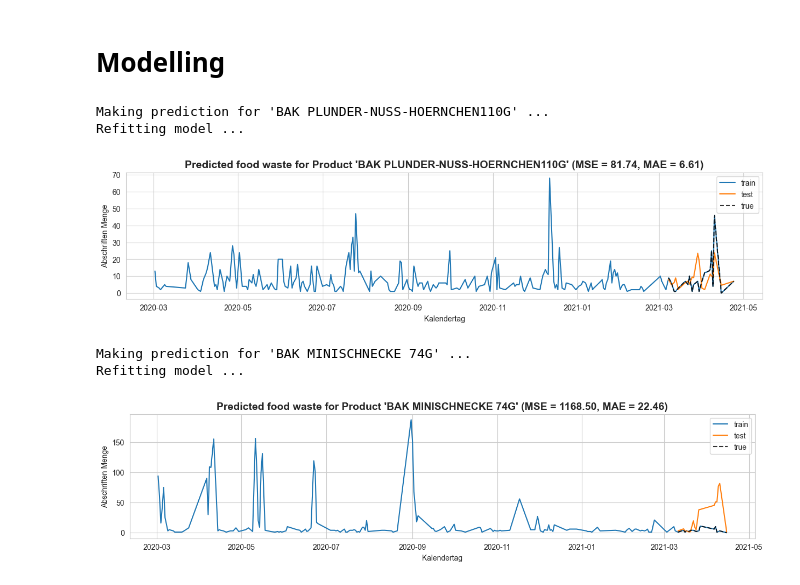
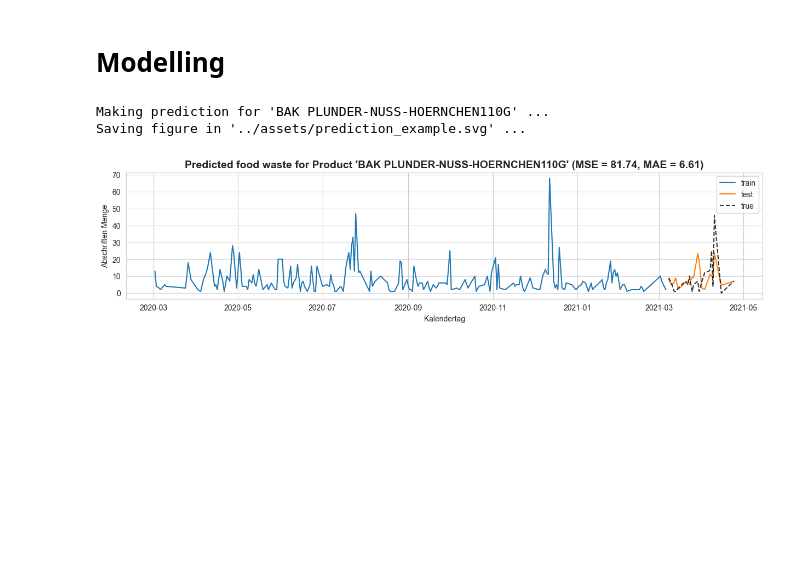
Before and after one commit to negralessio/bfh23-foodwaste, a Jupyter notebook: notebooks/modelling.ipynb, the cells around one changed output. Saved outputs shown, nothing was run; the diff lists cells and outputs as text; code cells hidden in the pictures; blank space fills up the shorter version.

Commit message:
Minor adjustments, i.e. allowing figure savings

```diff
--- a/notebooks/modelling.ipynb
+++ b/notebooks/modelling.ipynb
@@ -256,7 +256,7 @@ def concat_data_with_prediction(y_train: pd.DataFrame, y_pred: pd.DataFrame) ->
     return df_concat
 
 
-def visualize_predictions(df_concat, test_df, product_name, mse, mae, target: str = "Abschriften Menge") -> None:
+def visualize_predictions(df_concat, test_df, product_name, mse, mae, target: str = "Abschriften Menge", savefig: bool = False) -> None:
     """ Visualizes prediction and highlights train and test samples
 
     :param df_concat: pd.DataFrame -- Concatenated train and test data with flags
@@ -271,6 +271,9 @@ def visualize_predictions(df_concat, test_df, product_name, mse, mae, target: st
     ax.set_title(f"Predicted food waste for Product '{product_name}' (MSE = {mse:.2f}, MAE = {mae:.2f})", fontweight="bold", size=14)
     sns.lineplot(data=df_concat, x="Kalendertag", y=target, hue="flag", ax=ax)
     sns.lineplot(data=test_df, x="Kalendertag", y=target, color="black", ax=ax, label="true", alpha=0.8, linestyle="--")
+    if savefig:
+        print("Saving figure in '../assets/prediction_example.svg' ...")
+        plt.savefig('../assets/prediction_example.svg', dpi=126, bbox_inches = 'tight')
     plt.show()
 
 
@@ -331,37 +334,34 @@ def train_and_inference(master_df: pd.DataFrame, ids: list, date: str, test_spli
             X_train, _, _ = train_test_split(product_df, last_k_percent=0)
             X_train = create_time_features(X_train)
             y_train = pd.DataFrame(X_train["Abschriften Menge"])
             X_train = X_train.drop("Abschriften Menge", axis=1)
             reg.fit(X_train, y_train)
             # Inference Sample Test
             test_sample = prepare_inference_sample(date)
             y_pred_sample = reg.predict(test_sample)
         else:
             test_sample = prepare_inference_sample(date)
             y_pred_sample = reg.predict(test_sample)
 
         if plot_results:
             # Concat results for plotting
             df_concat = concat_data_with_prediction(y_train=y_train, y_pred=y_pred)
-            visualize_predictions(df_concat, test_df, product_name, mse, mae)
+            visualize_predictions(df_concat, test_df, product_name, mse, mae, savefig=True)
 
         predictions[id] = {"Name": product_name,
                            "ID": id,
                            "Fitted-XGBR": reg,
                            "Test MSE":mse,
                            "Test MAE": mae,
                            "Test Size": k,
                            "Prediction-Date": date,
                            "Prediction": np.float32(y_pred_sample)}
 
     return predictions
 
 predictions = train_and_inference(master_df = df, ids = TEST_IDs, date = TEST_DATE, test_split_size = 0.1,
-                                    refit_model = True, plot_results = True, verbosity = 1)
+                                    refit_model = False, plot_results = True, verbosity = 1)
 # %% [output]
 Making prediction for 'BAK PLUNDER-NUSS-HOERNCHEN110G' ...
-Refitting model ...
+Saving figure in '../assets/prediction_example.svg' ...
-[figure, old version]
+[figure, new version]
-Making prediction for 'BAK MINISCHNECKE 74G' ...
-Refitting model ...
-[figure, removed]
```
Also changed, not shown: parts of 1 cell of this notebook.
